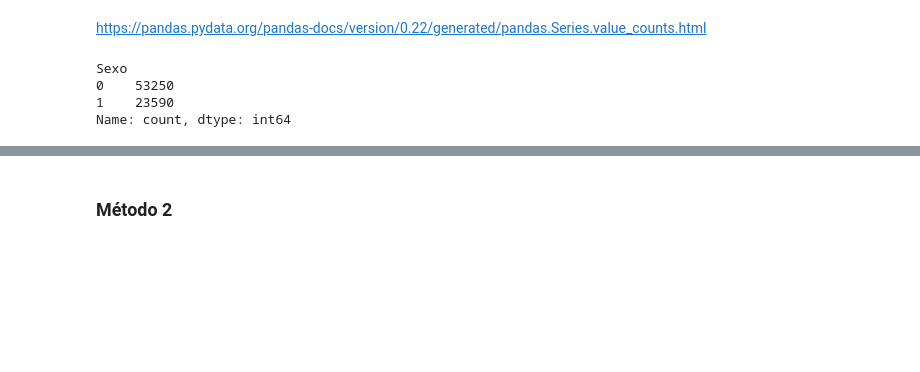
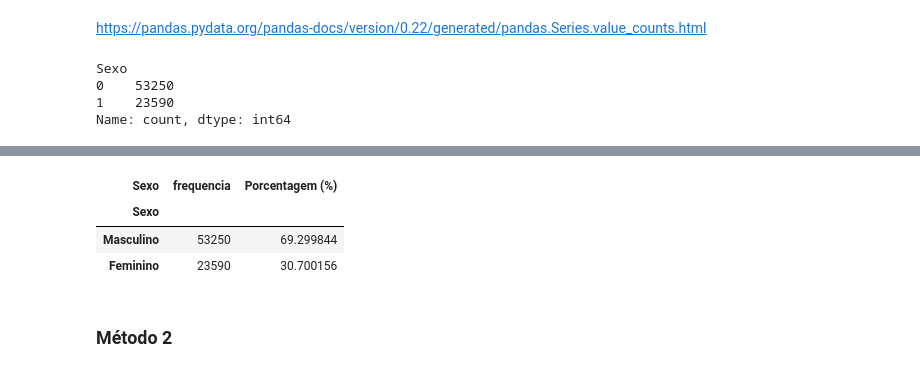
Before and after one commit to DeboraPascoarelli/Estatistica, a Jupyter notebook: Materiais/Curso_de_Estatística_Parte_1.ipynb, the cells around one changed output, grey strips where cells are left out. Cells and saved outputs as stored; diff of their text form; code cells hidden in the pictures; blank space fills up the shorter version.

```diff
--- a/Materiais/Curso_de_Estatística_Parte_1.ipynb
+++ b/Materiais/Curso_de_Estatística_Parte_1.ipynb
@@ -226,3 +250,11 @@ Name: count, dtype: int64
+# %%
+# No comando acima não pegou a formatação dos números
+dist_freq_qualitativas
+# %% [output]
+| Sexo | frequencia | Porcentagem (%) |
+| Sexo |  |  |
+| Masculino | 53250 | 69.299844 |
+| Feminino | 23590 | 30.700156 |
 # %% [markdown]
 ### Método 2
 # %% [markdown]
```
Also changed, not shown: parts of 10 cells of this notebook.
